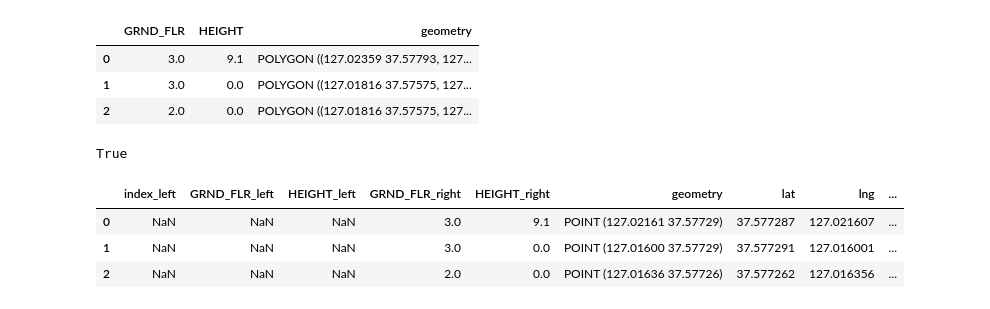
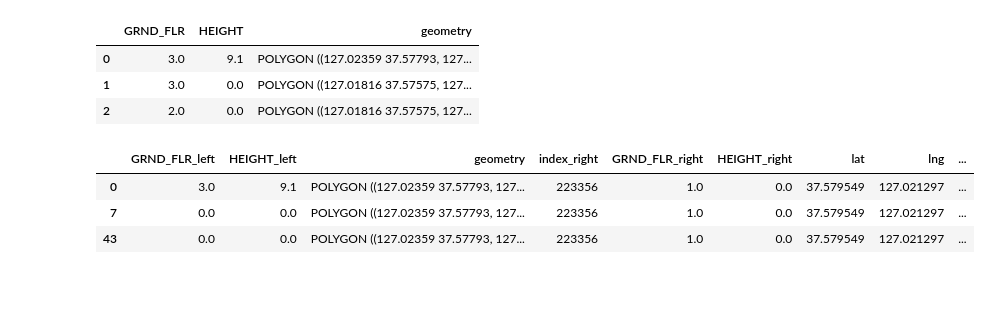
Before and after one commit to haebzzzang/urban_air_mobility, a Jupyter notebook: H3 건물 정보.ipynb, the cells around one changed output. Cells and saved outputs as stored; diff of their text form; code cells hidden in the pictures.

```diff
--- a/H3 건물 정보.ipynb
+++ b/H3 건물 정보.ipynb
@@ -94,17 +97,12 @@ build_h3.head(3)
 | 0 | 3.0 | 9.1 | POLYGON ((127.02359 37.57793, 127... |
 | 1 | 3.0 | 0.0 | POLYGON ((127.01816 37.57575, 127... |
 | 2 | 2.0 | 0.0 | POLYGON ((127.01816 37.57575, 127... |
-# %%
-build_point['geometry'][0].within(build_h3['geometry'][0])
-# %% [output]
-True
 # %%
-build_join = gpd.sjoin(build_h3, build_point, how = "left", op = "intersects")
+## H3 grid 내에 포함되는 건물 찾기 위하여 Join
+build_join = gpd.sjoin(build_h3, build_point, how = "inner", op = "intersects")
 build_join.head(3)
+# %% [output]
+|  | GRND_FLR_left | HEIGHT_left | geometry | index_right | GRND_FLR_right | HEIGHT_right | lat | lng | ... |
+| 0 | 3.0 | 9.1 | POLYGON ((127.02359 37.57793, 127... | 223356 | 1.0 | 0.0 | 37.579549 | 127.021297 | ... |
+| 7 | 0.0 | 0.0 | POLYGON ((127.02359 37.57793, 127... | 223356 | 1.0 | 0.0 | 37.579549 | 127.021297 | ... |
+| 43 | 0.0 | 0.0 | POLYGON ((127.02359 37.57793, 127... | 223356 | 1.0 | 0.0 | 37.579549 | 127.021297 | ... |
-# %%
-a.head(3)
-# %% [output]
-|  | index_left | GRND_FLR_left | HEIGHT_left | GRND_FLR_right | HEIGHT_right | geometry | lat | lng | ... |
-| 0 | NaN | NaN | NaN | 3.0 | 9.1 | POINT (127.02161 37.57729) | 37.577287 | 127.021607 | ... |
-| 1 | NaN | NaN | NaN | 3.0 | 0.0 | POINT (127.01600 37.57729) | 37.577291 | 127.016001 | ... |
-| 2 | NaN | NaN | NaN | 2.0 | 0.0 | POINT (127.01636 37.57726) | 37.577262 | 127.016356 | ... |
```
Also changed, not shown: parts of 11 cells of this notebook, 1 other file.
